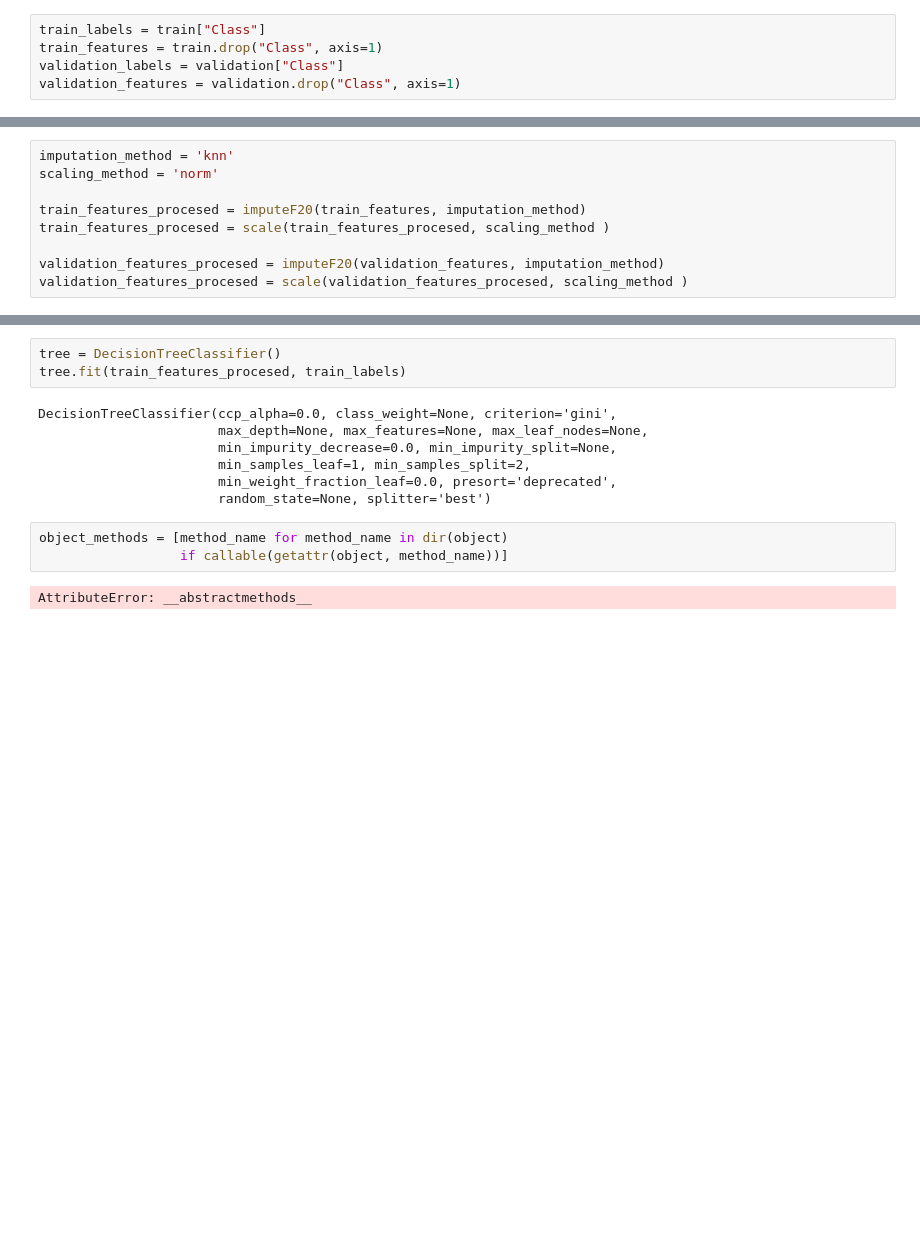
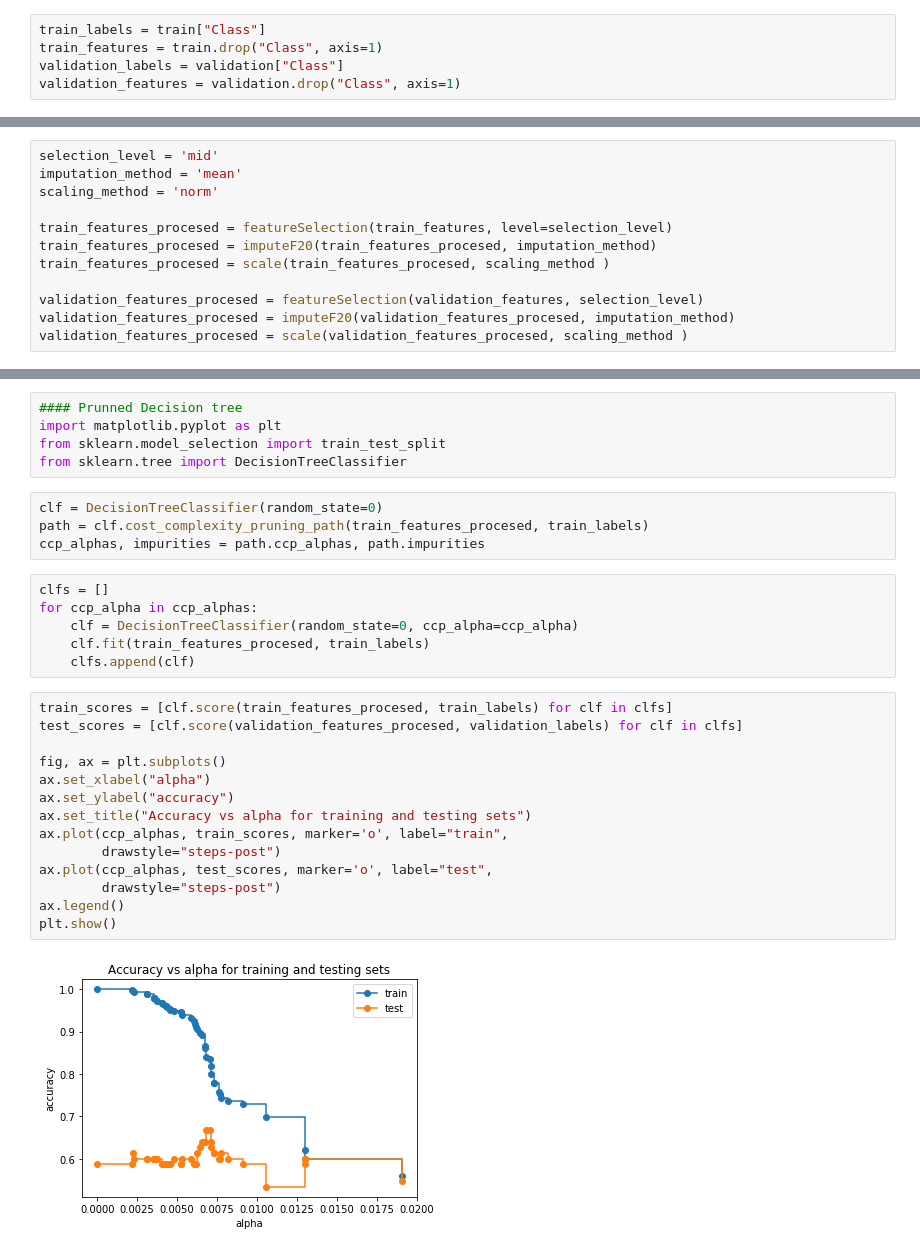
Before and after one commit to edlgg/ML_and_DM_Social_Network, a Jupyter notebook: SocialNetworkProject.ipynb, the cells around one changed output, grey strips where cells are left out. Drawn from its saved outputs; the diff is of its cells as text; blank space fills up the shorter version.

Commit message:
Added all models except ensemble

```diff
--- a/SocialNetworkProject.ipynb
+++ b/SocialNetworkProject.ipynb
@@ -42,11 +54,14 @@ def scale(X, method='none'):
     scaler.fit(X)
     return pd.DataFrame(scaler.transform(X))
 # %%
-imputation_method = 'knn'
+selection_level = 'mid'
+imputation_method = 'mean'
 scaling_method = 'norm'
 
-train_features_procesed = imputeF20(train_features, imputation_method)
+train_features_procesed = featureSelection(train_features, level=selection_level)
+train_features_procesed = imputeF20(train_features_procesed, imputation_method)
 train_features_procesed = scale(train_features_procesed, scaling_method )
 
-validation_features_procesed = imputeF20(validation_features, imputation_method)
+validation_features_procesed = featureSelection(validation_features, selection_level)
+validation_features_procesed = imputeF20(validation_features_procesed, imputation_method)
 validation_features_procesed = scale(validation_features_procesed, scaling_method )
@@ -87,15 +68,31 @@ for mean_score, params in zip(cvres["mean_test_score"],cvres["params"]):
-# %%
-tree = DecisionTreeClassifier()
-tree.fit(train_features_procesed, train_labels)
-# %% [output]
-DecisionTreeClassifier(ccp_alpha=0.0, class_weight=None, criterion='gini',
-                       max_depth=None, max_features=None, max_leaf_nodes=None,
-                       min_impurity_decrease=0.0, min_impurity_split=None,
-                       min_samples_leaf=1, min_samples_split=2,
-                       min_weight_fraction_leaf=0.0, presort='deprecated',
-                       random_state=None, splitter='best')
-# %%
-object_methods = [method_name for method_name in dir(object)
-                  if callable(getattr(object, method_name))]
-# %% [output]
-AttributeError: __abstractmethods__
+# %%
+#### Prunned Decision tree
+import matplotlib.pyplot as plt
+from sklearn.model_selection import train_test_split
+from sklearn.tree import DecisionTreeClassifier
+# %%
+clf = DecisionTreeClassifier(random_state=0)
+path = clf.cost_complexity_pruning_path(train_features_procesed, train_labels)
+ccp_alphas, impurities = path.ccp_alphas, path.impurities
+# %%
+clfs = []
+for ccp_alpha in ccp_alphas:
+    clf = DecisionTreeClassifier(random_state=0, ccp_alpha=ccp_alpha)
+    clf.fit(train_features_procesed, train_labels)
+    clfs.append(clf)
+# %%
+train_scores = [clf.score(train_features_procesed, train_labels) for clf in clfs]
+test_scores = [clf.score(validation_features_procesed, validation_labels) for clf in clfs]
+
+fig, ax = plt.subplots()
+ax.set_xlabel("alpha")
+ax.set_ylabel("accuracy")
+ax.set_title("Accuracy vs alpha for training and testing sets")
+ax.plot(ccp_alphas, train_scores, marker='o', label="train",
+        drawstyle="steps-post")
+ax.plot(ccp_alphas, test_scores, marker='o', label="test",
+        drawstyle="steps-post")
+ax.legend()
+plt.show()
+# %% [output]
+[figure, added]
```
Also changed, not shown: parts of 13 cells of this notebook.
